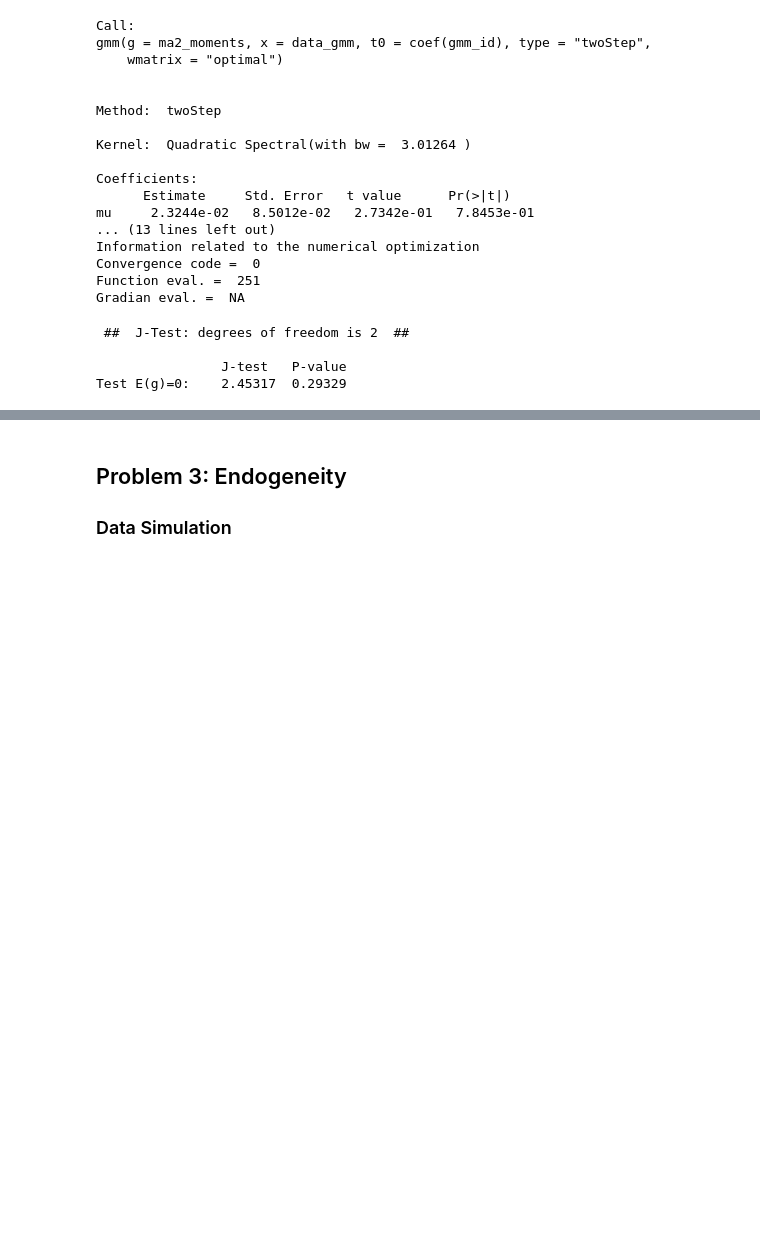
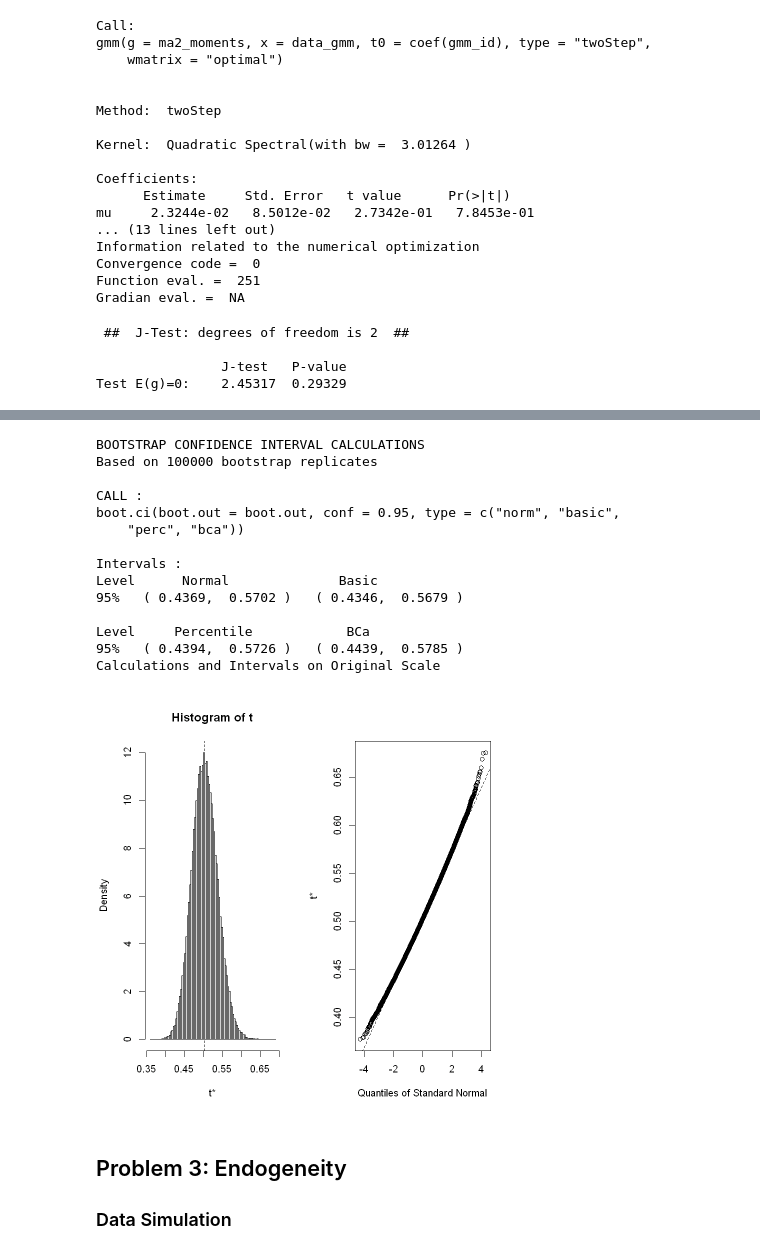
Before and after one commit to 52804407/Advanced_Econometrics_Pasz_Dohnal_Tom-, a Jupyter notebook: AE_HW2_Group27_Pasz_Dohnal_Gabriel.ipynb, the cells around one changed output, grey strips where cells are left out. Cells and saved outputs as stored; diff of their text form; code cells hidden in the pictures; blank space fills up the shorter version.

```diff
--- a/AE_HW2_Group27_Pasz_Dohnal_Gabriel.ipynb
+++ b/AE_HW2_Group27_Pasz_Dohnal_Gabriel.ipynb
@@ -286,0 +493,12 @@ Test E(g)=0:    2.45317  0.29329
+# %%
+library(boot)
+
+# Mean function for bootstrap
+mean.boot <- function(data, idx) {
+  mean(data[idx])
+}
+
+# Bootstrap with 100 000 replications
+boot.out <- boot(data = x_exp, statistic = mean.boot, R = 100000)
+
+boot.out
@@ -287,3 +547,25 @@ Test E(g)=0:    2.45317  0.29329
+# %%
+# 95% confidence intervals (Normal, Basic, Percentile, BCa)
+boot.ci(boot.out, conf = 0.95, type = c("norm", "basic", "perc", "bca"))
+
+# Plot distribution
+plot(boot.out)
+# %% [output]
+BOOTSTRAP CONFIDENCE INTERVAL CALCULATIONS
+Based on 100000 bootstrap replicates
+
+CALL :
+boot.ci(boot.out = boot.out, conf = 0.95, type = c("norm", "basic",
+    "perc", "bca"))
+
+Intervals :
+Level      Normal              Basic
+95%   ( 0.4369,  0.5702 )   ( 0.4346,  0.5679 )
+
+Level     Percentile            BCa
+95%   ( 0.4394,  0.5726 )   ( 0.4439,  0.5785 )
+Calculations and Intervals on Original Scale
+[figure, added]
 # %% [markdown]
 ## Problem 3: Endogeneity
 ### Data Simulation
```
Also changed, not shown: parts of 10 cells of this notebook.
